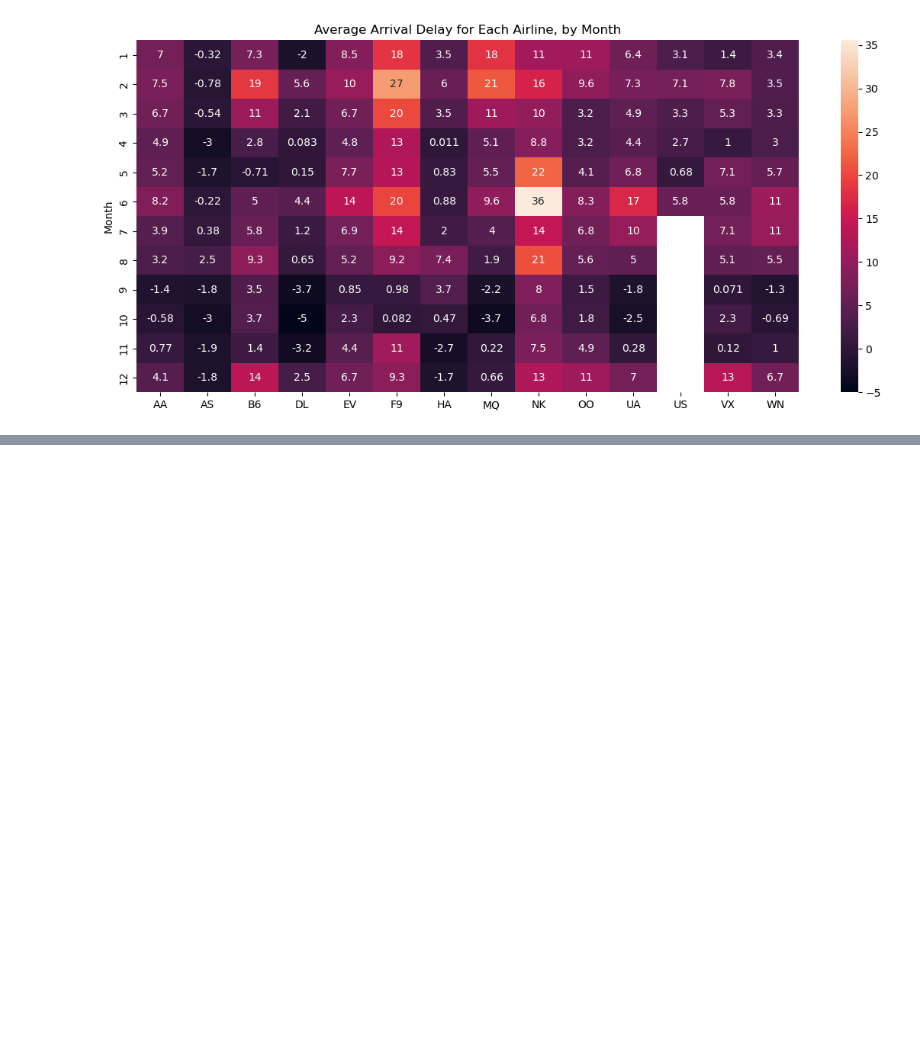
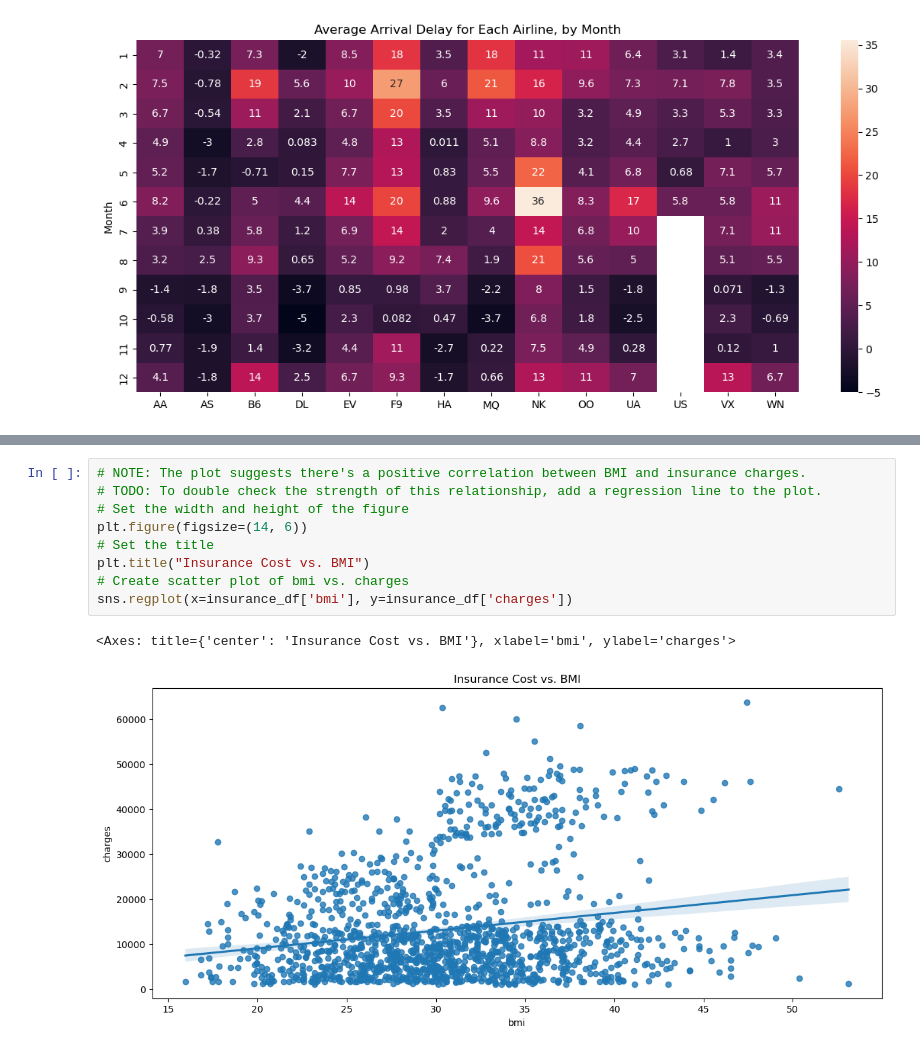
Before and after one commit to CS4580/my-notes-kadevirgil, a Jupyter notebook: module6/notes.ipynb, the cells around one changed output, grey strips where cells are left out. Saved outputs shown, nothing was run; the diff lists cells and outputs as text; blank space fills up the shorter version.

Commit message:
module 6 notes

```diff
--- a/module6/notes.ipynb
+++ b/module6/notes.ipynb
@@ -222,0 +256,12 @@ sns.heatmap(data=flight_delay_df, annot=True)
+# %%
+# NOTE: The plot suggests there's a positive correlation between BMI and insurance charges.
+# TODO: To double check the strength of this relationship, add a regression line to the plot.
+# Set the width and height of the figure
+plt.figure(figsize=(14, 6))
+# Set the title
+plt.title("Insurance Cost vs. BMI")
+# Create scatter plot of bmi vs. charges
+sns.regplot(x=insurance_df['bmi'], y=insurance_df['charges'])
+# %% [output]
+<Axes: title={'center': 'Insurance Cost vs. BMI'}, xlabel='bmi', ylabel='charges'>
+[figure, added]
```
Also changed, not shown: parts of 7 cells of this notebook, 1 other file.
